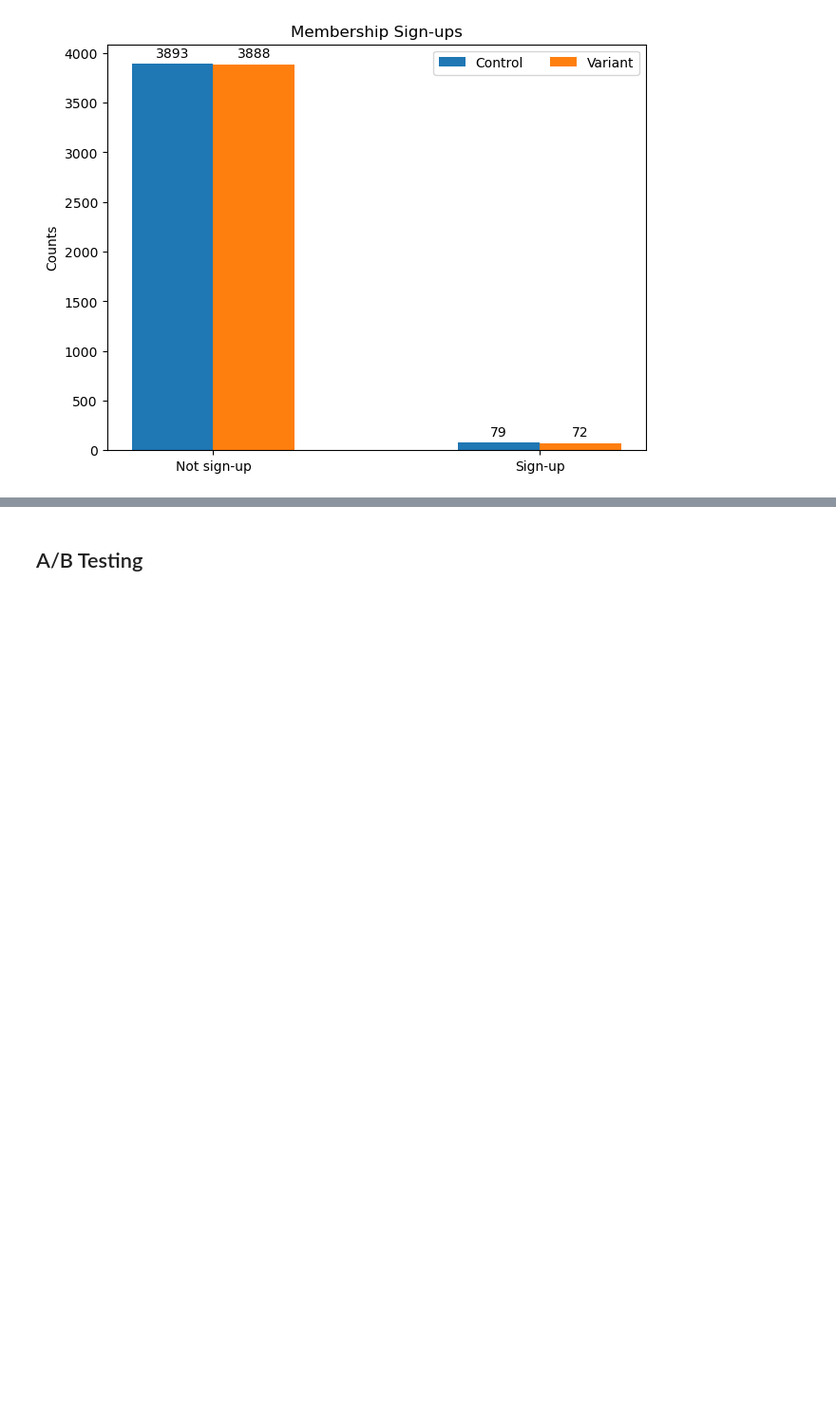
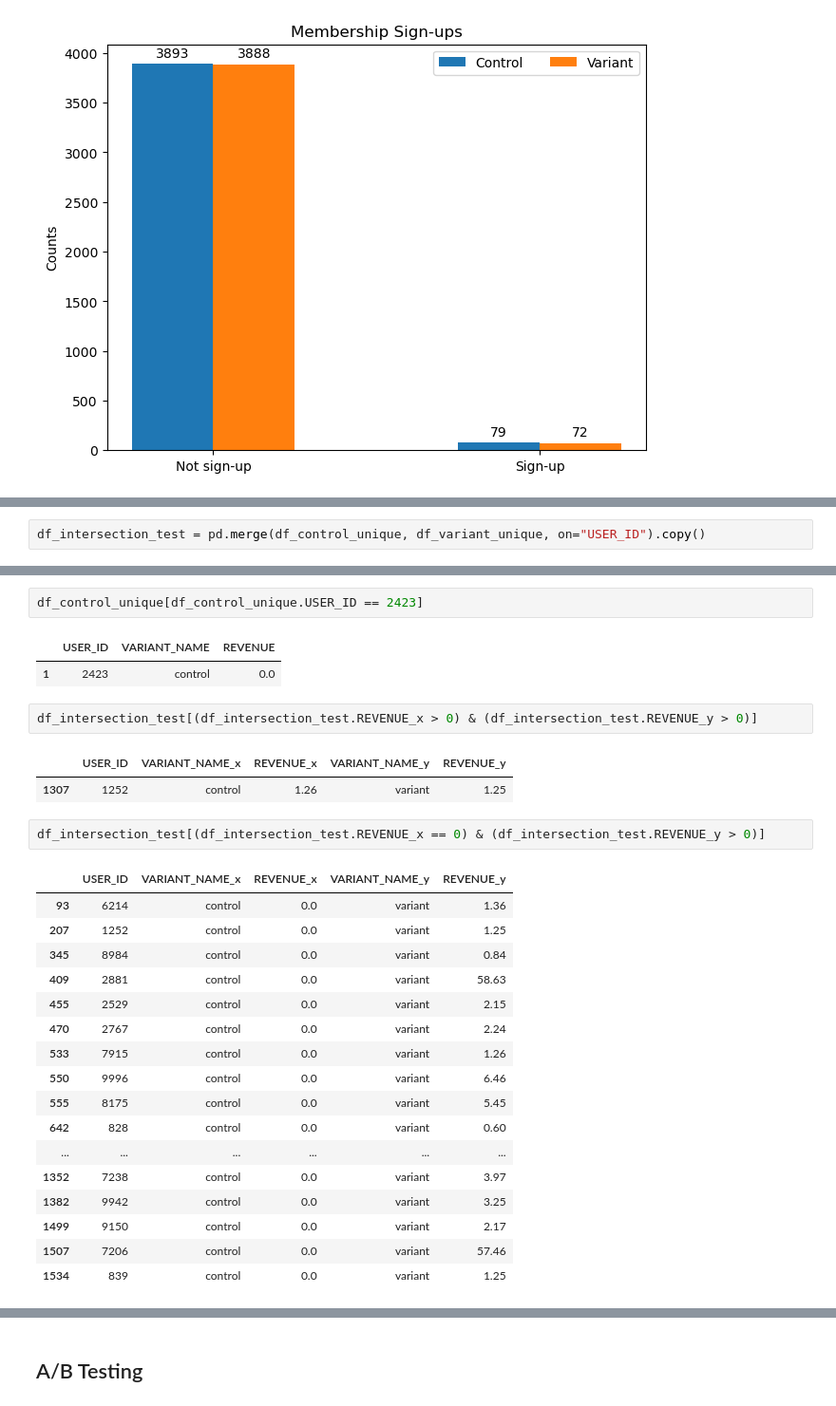
Before and after one commit to kpnguyen21/erdos-AB-testing, a Jupyter notebook: EDA_old.ipynb, the cells around one changed output, grey strips where cells are left out. Shown at 95% size. Saved outputs shown, nothing was run; the diff lists cells and outputs as text; blank space fills up the shorter version.

```diff
--- a/EDA.ipynb
+++ b/EDA_old.ipynb
@@ -454,0 +451,2 @@ plt.show()
+# %%
+df_intersection_test = pd.merge(df_control_unique, df_variant_unique, on="USER_ID").copy()
@@ -454,0 +469,30 @@ plt.show()
+# %%
+df_control_unique[df_control_unique.USER_ID == 2423]
+# %% [output]
+|  | USER_ID | VARIANT_NAME | REVENUE |
+| 1 | 2423 | control | 0.0 |
+# %%
+df_intersection_test[(df_intersection_test.REVENUE_x > 0) & (df_intersection_test.REVENUE_y > 0)]
+# %% [output]
+|  | USER_ID | VARIANT_NAME_x | REVENUE_x | VARIANT_NAME_y | REVENUE_y |
+| 1307 | 1252 | control | 1.26 | variant | 1.25 |
+# %%
+df_intersection_test[(df_intersection_test.REVENUE_x == 0) & (df_intersection_test.REVENUE_y > 0)]
+# %% [output]
+|  | USER_ID | VARIANT_NAME_x | REVENUE_x | VARIANT_NAME_y | REVENUE_y |
+| 93 | 6214 | control | 0.0 | variant | 1.36 |
+| 207 | 1252 | control | 0.0 | variant | 1.25 |
+| 345 | 8984 | control | 0.0 | variant | 0.84 |
+| 409 | 2881 | control | 0.0 | variant | 58.63 |
+| 455 | 2529 | control | 0.0 | variant | 2.15 |
+| 470 | 2767 | control | 0.0 | variant | 2.24 |
+| 533 | 7915 | control | 0.0 | variant | 1.26 |
+| 550 | 9996 | control | 0.0 | variant | 6.46 |
+| 555 | 8175 | control | 0.0 | variant | 5.45 |
+| 642 | 828 | control | 0.0 | variant | 0.60 |
+| ... | ... | ... | ... | ... | ... |
+| 1352 | 7238 | control | 0.0 | variant | 3.97 |
+| 1382 | 9942 | control | 0.0 | variant | 3.25 |
+| 1499 | 9150 | control | 0.0 | variant | 2.17 |
+| 1507 | 7206 | control | 0.0 | variant | 57.46 |
+| 1534 | 839 | control | 0.0 | variant | 1.25 |
```
Also changed, not shown: parts of 16 cells of this notebook, 1 other file.
